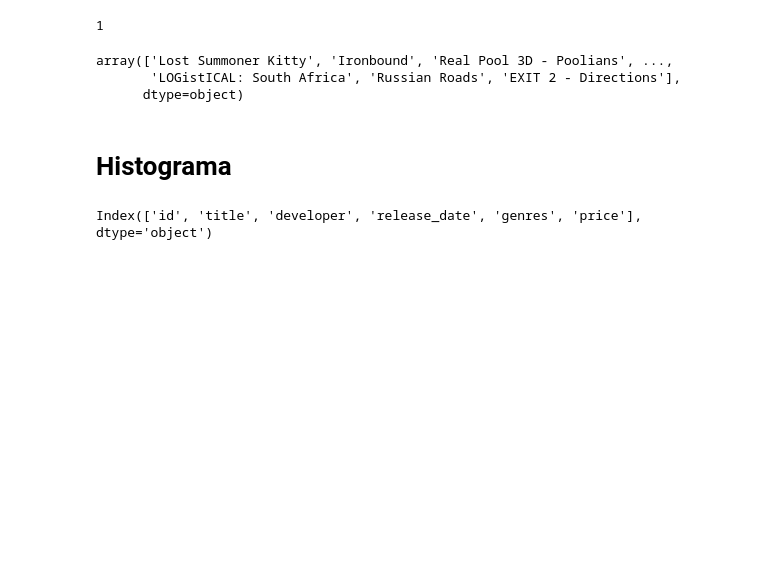
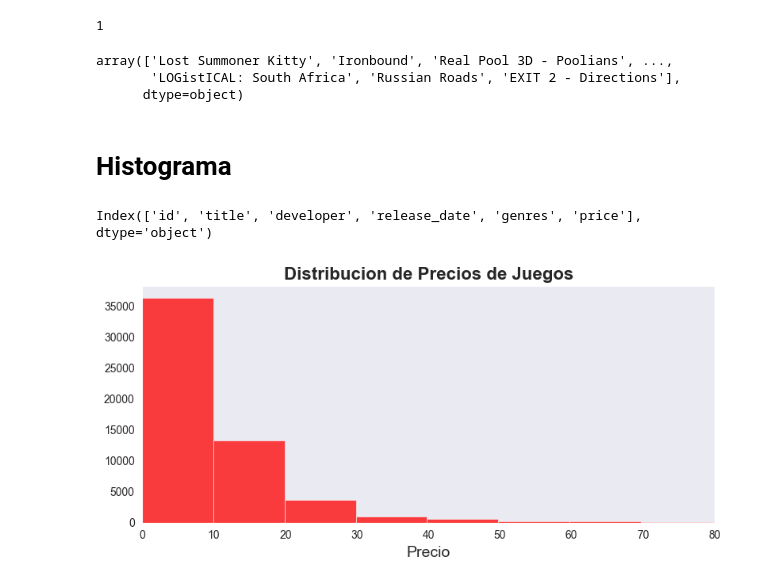
Before and after one commit to facu-corvalan/PI_ML_OPS, a Jupyter notebook: EDA/EDA.ipynb, the cells around one changed output. Drawn from its saved outputs; the diff is of its cells as text; code cells hidden in the pictures; blank space fills up the shorter version.

```diff
--- a/EDA/EDA.ipynb
+++ b/EDA/EDA.ipynb
@@ -148,3 +148,25 @@ array(['Lost Summoner Kitty', 'Ironbound', 'Real Pool 3D - Poolians', ...,
 games.columns
 # %% [output]
 Index(['id', 'title', 'developer', 'release_date', 'genres', 'price'], dtype='object')
+# %%
+sns.set_style("dark")
+plt.figure(figsize=(8,4))
+
+# Crear el grafico
+sns.histplot(data=games, x='price', color='red', bins=100)
+
+# Agregar titulo y etiquetas
+plt.title('Distribucion de Precios de Juegos', fontsize=16, fontweight='bold')
+plt.xlabel('Precio', fontsize=14)
+plt.ylabel('')
+
+# Ajustr los margenes
+plt.tight_layout()
+
+# Limitar el rango del eje x (precio)
+plt.xlim(0, 80)
+
+# Mostrar el grafico
+plt.show()
+# %% [output]
+[figure, added]
```
Also changed, not shown: parts of 5 cells of this notebook.
